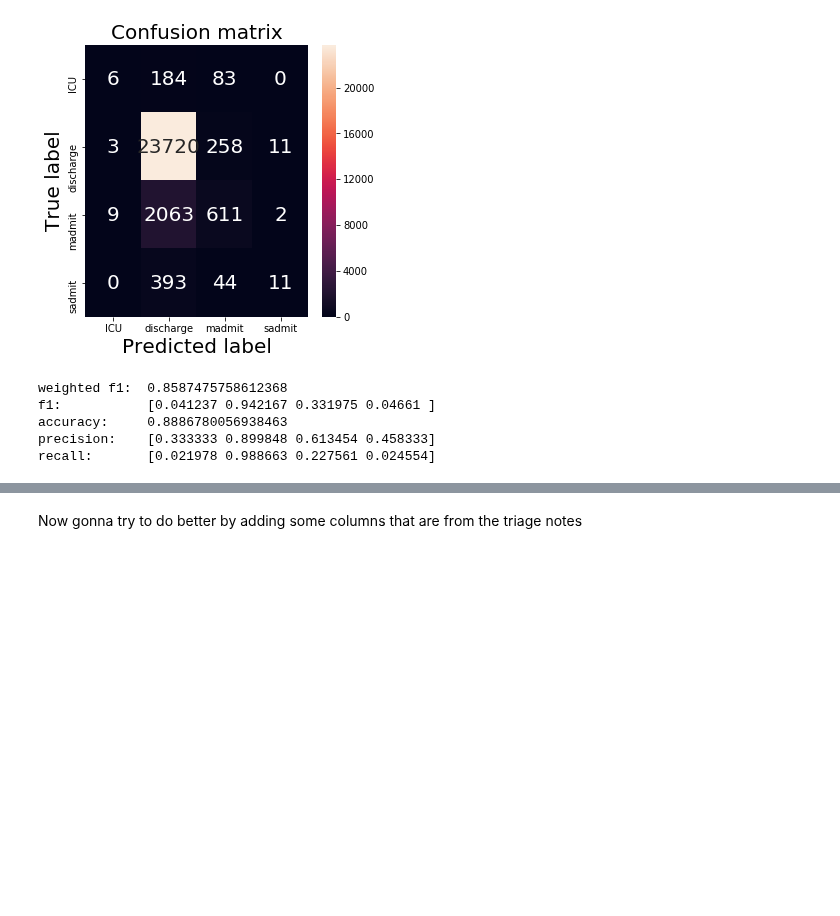
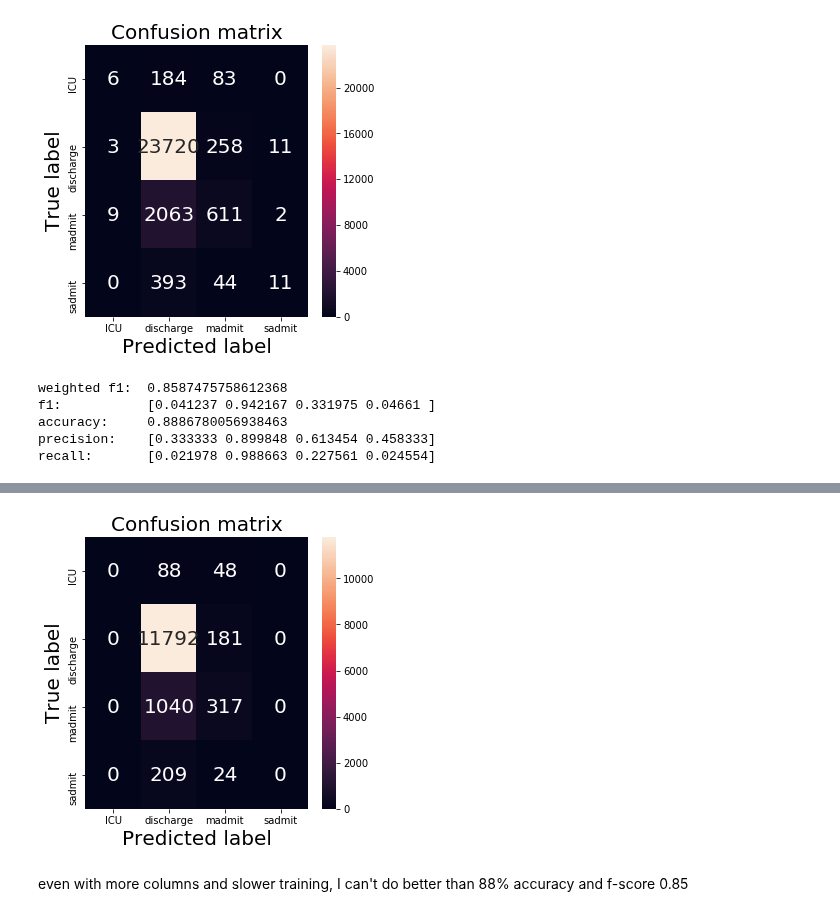
Before and after one commit to Jaskolk/ed-triage, a Jupyter notebook: ED_triage_tabular.ipynb, the cells around one changed output, grey strips where cells are left out. Drawn from its saved outputs; the diff is of its cells as text; code cells hidden in the pictures; blank space fills up the shorter version.

```diff
--- a/ED_triage_tabular.ipynb
+++ b/ED_triage_tabular.ipynb
@@ -228,0 +398,3 @@ plt.show()
+# %%
+learn = tabular_learner(data, layers=[200,100], metrics=[accuracy,f1], emb_drop = 0.5)
+learn.fit_one_cycle(20, 1e-5, wd = 0.3)
@@ -229,3 +421,6 @@ plt.show()
+# %%
+preds, targets = learn.get_preds(DatasetType.Valid)
+predictions = np.argmax(preds, axis = 1)
 # %%
 f1_w = sklearn.metrics.f1_score(targets, predictions, average='weighted')
 f1 = sklearn.metrics.f1_score(targets, predictions, average=None)
@@ -246,2 +440,0 @@ recall:       [0.015444 0.986799 0.23759  0.022587]
-# %% [markdown]
-Now gonna try to do better by adding some columns that are from the triage notes
@@ -256,0 +441,15 @@ model.load(model_path + '/edtriage1');
+# %%
+LABELS = data.classes
+
+confusion_matrix = sklearn.metrics.confusion_matrix(targets, predictions)
+
+plt.figure(figsize=(5, 5))
+sns.heatmap(confusion_matrix, xticklabels=LABELS, yticklabels=LABELS, annot=True, fmt="d", annot_kws={"size": 20});
+plt.title("Confusion matrix", fontsize=20)
+plt.ylabel('True label', fontsize=20)
+plt.xlabel('Predicted label', fontsize=20)
+plt.show()
+# %% [output]
+[figure, added]
+# %% [markdown]
+even with more columns and slower training, I can't do better than 88% accuracy and f-score 0.85
```
Also changed, not shown: parts of 36 cells of this notebook, 2 other files.
